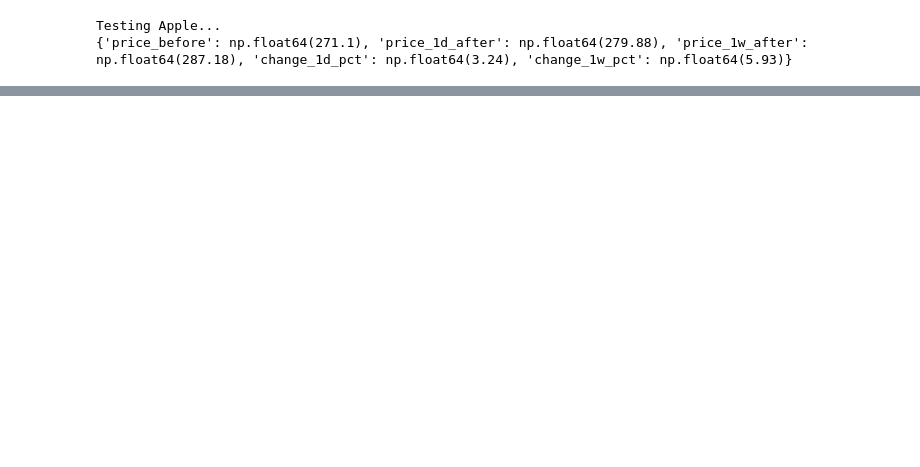
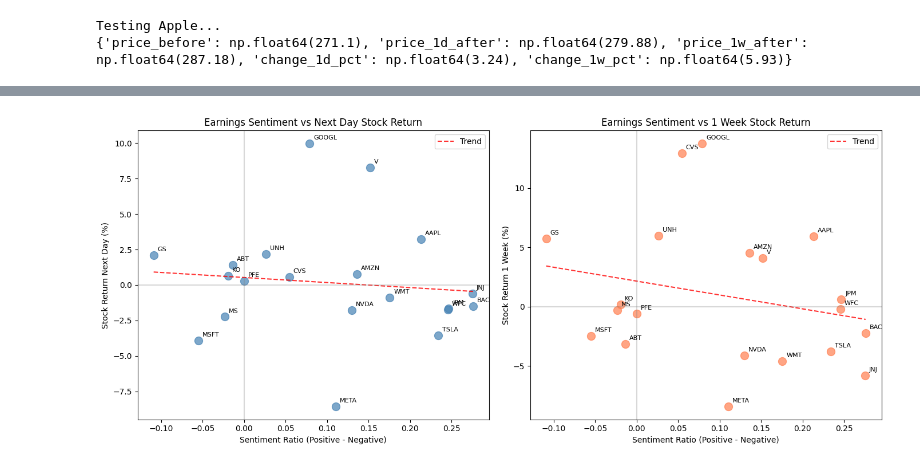
Before and after one commit to DhavalVibhakar99/earnings-sentiment-engine, a Jupyter notebook: 03_correlation_analysis.ipynb.ipynb, the cells around one changed output, grey strips where cells are left out. Cells and saved outputs as stored; diff of their text form; code cells hidden in the pictures; blank space fills up the shorter version.

```diff
--- a/03_correlation_analysis.ipynb.ipynb
+++ b/03_correlation_analysis.ipynb.ipynb
@@ -223,0 +189,13 @@ Sentiment vs Stock Price Movement:
+# %%
+# better signal than the label
+df_final['sentiment_ratio'] = (
+    df_final['positive'] - df_final['negative']
+)
+
+# positive ratio = more bullish than bearish language
+# negative ratio = more bearish than bullish language
+
+print(df_final[['ticker', 'sentiment_ratio',
+               'change_1d_pct']].sort_values(
+               'sentiment_ratio', ascending=False
+               ).to_string(index=False))
@@ -223,0 +223,71 @@ Sentiment vs Stock Price Movement:
+# %%
+import matplotlib.pyplot as plt
+import seaborn as sns
+
+fig, axes = plt.subplots(1, 2, figsize=(14, 6))
+
+# Chart 1 - Sentiment ratio vs 1 day return
+axes[0].scatter(
+    df_final['sentiment_ratio'],
+    df_final['change_1d_pct'],
+    color='steelblue', alpha=0.7, s=100
+)
+
+# add company labels
+for _, row in df_final.iterrows():
+    axes[0].annotate(
+        row['ticker'],
+        (row['sentiment_ratio'], row['change_1d_pct']),
+        textcoords="offset points",
+        xytext=(5, 5),
+        fontsize=8
+    )
+
+# add trend line
+z = np.polyfit(df_final['sentiment_ratio'], df_final['change_1d_pct'], 1)
+p = np.poly1d(z)
+x_line = np.linspace(df_final['sentiment_ratio'].min(),
+                     df_final['sentiment_ratio'].max(), 100)
+axes[0].plot(x_line, p(x_line), "r--", alpha=0.8, label='Trend')
+
+axes[0].axhline(y=0, color='gray', linestyle='-', alpha=0.3)
+axes[0].axvline(x=0, color='gray', linestyle='-', alpha=0.3)
+axes[0].set_xlabel('Sentiment Ratio (Positive - Negative)')
+axes[0].set_ylabel('Stock Return Next Day (%)')
+axes[0].set_title('Earnings Sentiment vs Next Day Stock Return')
+axes[0].legend()
+
+# Chart 2 - Sentiment ratio vs 1 week return
+axes[1].scatter(
+    df_final['sentiment_ratio'],
+    df_final['change_1w_pct'],
+    color='coral', alpha=0.7, s=100
+)
+
+for _, row in df_final.iterrows():
+    axes[1].annotate(
+        row['ticker'],
+        (row['sentiment_ratio'], row['change_1w_pct']),
+        textcoords="offset points",
+        xytext=(5, 5),
+        fontsize=8
+    )
+
+z2 = np.polyfit(df_final['sentiment_ratio'], df_final['change_1w_pct'], 1)
+p2 = np.poly1d(z2)
+axes[1].plot(x_line, p2(x_line), "r--", alpha=0.8, label='Trend')
+
+axes[1].axhline(y=0, color='gray', linestyle='-', alpha=0.3)
+axes[1].axvline(x=0, color='gray', linestyle='-', alpha=0.3)
+axes[1].set_xlabel('Sentiment Ratio (Positive - Negative)')
+axes[1].set_ylabel('Stock Return 1 Week (%)')
+axes[1].set_title('Earnings Sentiment vs 1 Week Stock Return')
+axes[1].legend()
+
+plt.tight_layout()
+plt.savefig('charts/sentiment_vs_returns.png', dpi=150, bbox_inches='tight')
+plt.show()
+
+print("Chart saved")
+# %% [output]
+[figure, added]
```
Also changed, not shown: parts of 9 cells of this notebook, 7 other files.
